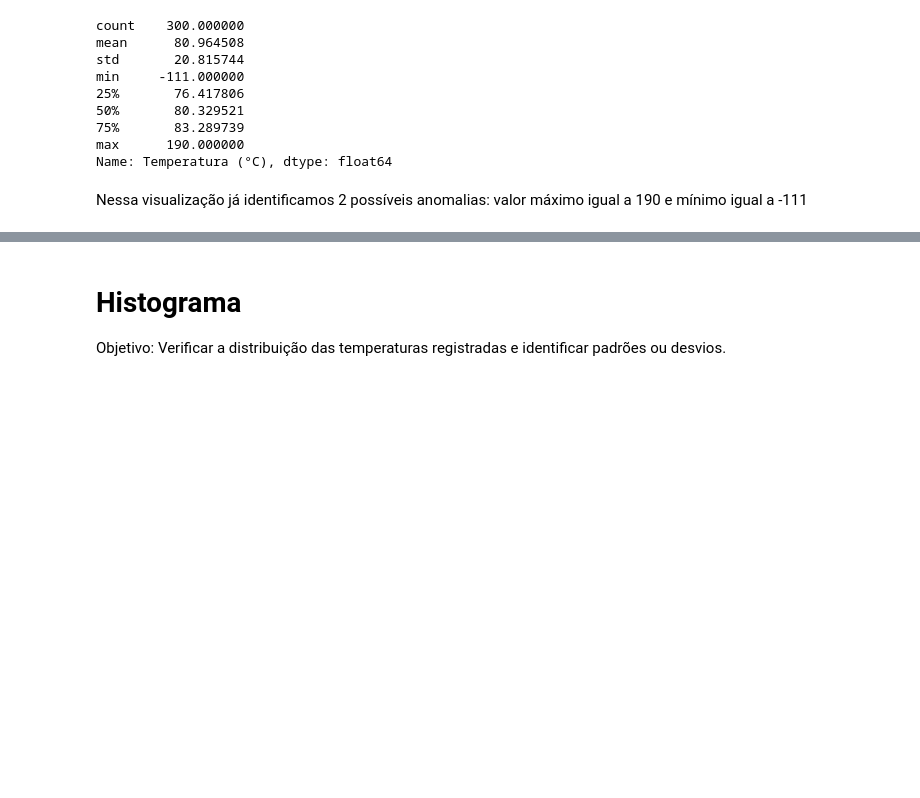
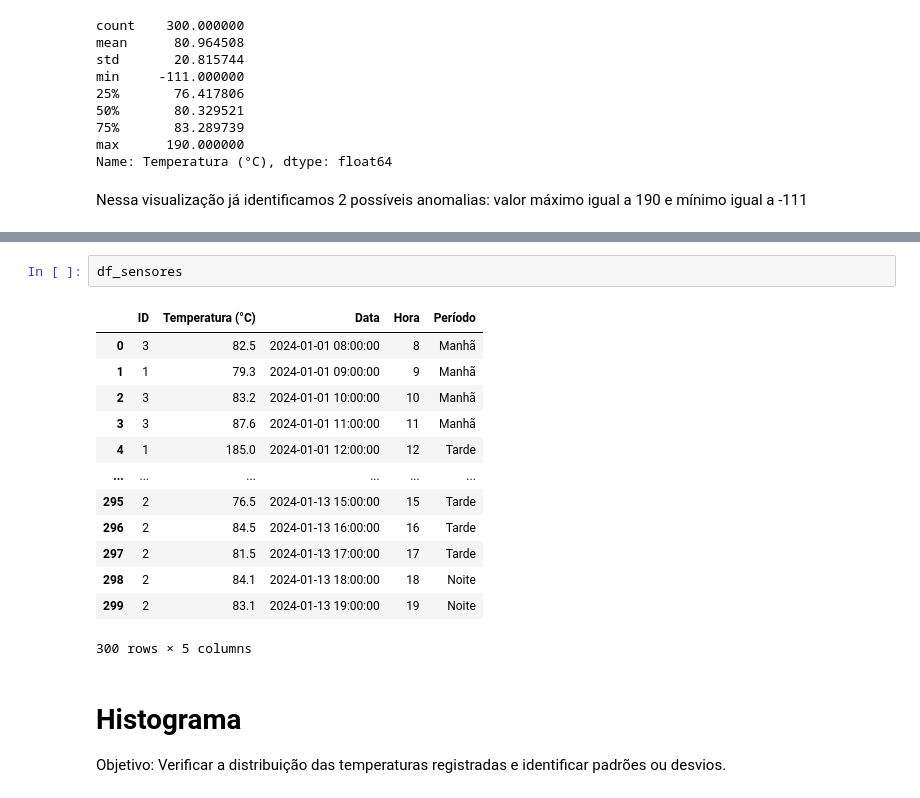
Before and after one commit to JonathanCristovao/analise-de-dados-automacao, a Jupyter notebook: analise_sensores.ipynb, the cells around one changed output, grey strips where cells are left out. Cells and saved outputs as stored; diff of their text form; blank space fills up the shorter version.

```diff
--- a/analise_sensores.ipynb
+++ b/analise_sensores.ipynb
@@ -73,3 +108,19 @@ data.query('`Temperatura (°C)`>120')
+# %%
+df_sensores
+# %% [output]
+|  | ID | Temperatura (°C) | Data | Hora | Período |
+| 0 | 3 | 82.5 | 2024-01-01 08:00:00 | 8 | Manhã |
+| 1 | 1 | 79.3 | 2024-01-01 09:00:00 | 9 | Manhã |
+| 2 | 3 | 83.2 | 2024-01-01 10:00:00 | 10 | Manhã |
+| 3 | 3 | 87.6 | 2024-01-01 11:00:00 | 11 | Manhã |
+| 4 | 1 | 185.0 | 2024-01-01 12:00:00 | 12 | Tarde |
+| ... | ... | ... | ... | ... | ... |
+| 295 | 2 | 76.5 | 2024-01-13 15:00:00 | 15 | Tarde |
+| 296 | 2 | 84.5 | 2024-01-13 16:00:00 | 16 | Tarde |
+| 297 | 2 | 81.5 | 2024-01-13 17:00:00 | 17 | Tarde |
+| 298 | 2 | 84.1 | 2024-01-13 18:00:00 | 18 | Noite |
+| 299 | 2 | 83.1 | 2024-01-13 19:00:00 | 19 | Noite |
+300 rows × 5 columns
 # %% [markdown]
 # Histograma
 
```
Also changed, not shown: parts of 16 cells of this notebook, 1 other file.
